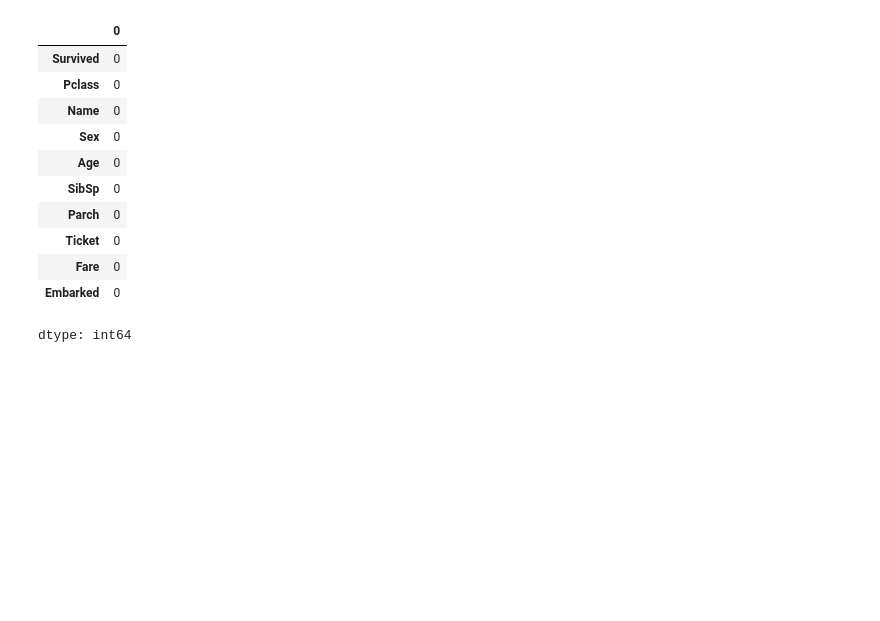
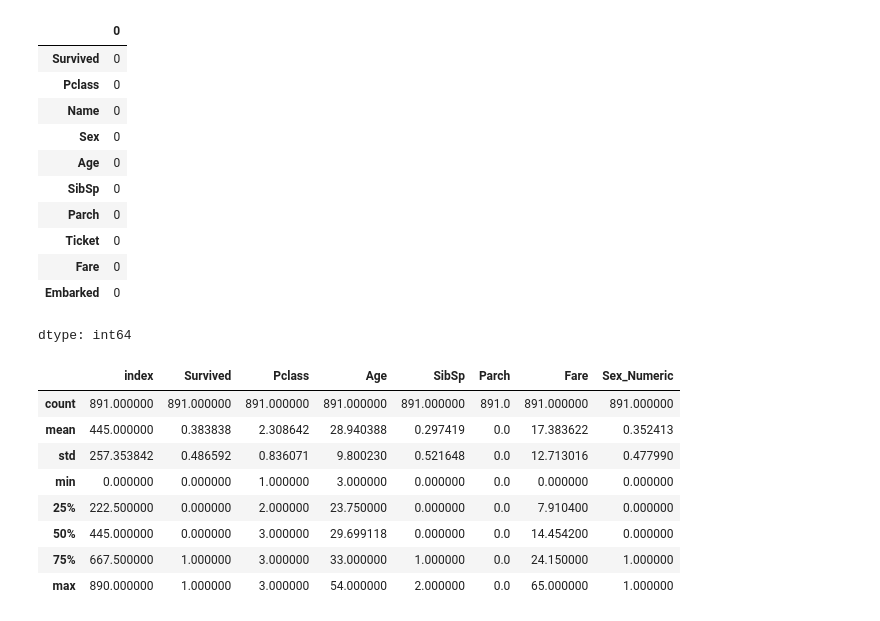
Before and after one commit to sngrajesh/DataAnalytics, a Jupyter notebook: Lab Assignments/TitanicDatasetEDA.ipynb, the cells around one changed output. Saved outputs shown, nothing was run; the diff lists cells and outputs as text; code cells hidden in the pictures; blank space fills up the shorter version.

```diff
--- a/Lab Assignments/TitanicDatasetEDA.ipynb
+++ b/Lab Assignments/TitanicDatasetEDA.ipynb
@@ -377,3 +361,33 @@ df_fork1.isnull().sum()
 | Fare | 0 |
 | Embarked | 0 |
 dtype: int64
+# %%
+# Function to detect and impute outliers using IQR method
+def detect_and_impute_outliers_iqr(df, column):
+  Q1 = df[column].quantile(0.25)
+  Q3 = df[column].quantile(0.75)
+  IQR = Q3 - Q1
+  lower_bound = Q1 - 1.5 * IQR
+  upper_bound = Q3 + 1.5 * IQR
+
+  # Replace outliers with median
+  df[column] = np.where(df[column] < lower_bound, df[column].median(), df[column])
+  df[column] = np.where(df[column] > upper_bound, df[column].median(), df[column])
+
+  return df
+
+# Iterate through numerical columns and perform outlier detection & imputation
+for column in df_fork.select_dtypes(include=np.number):
+  df_fork = detect_and_impute_outliers_iqr(df_fork, column)
+# %%
+df_fork.describe()
+# %% [output]
+|  | index | Survived | Pclass | Age | SibSp | Parch | Fare | Sex_Numeric |
+| count | 891.000000 | 891.000000 | 891.000000 | 891.000000 | 891.000000 | 891.0 | 891.000000 | 891.000000 |
+| mean | 445.000000 | 0.383838 | 2.308642 | 28.940388 | 0.297419 | 0.0 | 17.383622 | 0.352413 |
+| std | 257.353842 | 0.486592 | 0.836071 | 9.800230 | 0.521648 | 0.0 | 12.713016 | 0.477990 |
+| min | 0.000000 | 0.000000 | 1.000000 | 3.000000 | 0.000000 | 0.0 | 0.000000 | 0.000000 |
+| 25% | 222.500000 | 0.000000 | 2.000000 | 23.750000 | 0.000000 | 0.0 | 7.910400 | 0.000000 |
+| 50% | 445.000000 | 0.000000 | 3.000000 | 29.699118 | 0.000000 | 0.0 | 14.454200 | 0.000000 |
+| 75% | 667.500000 | 1.000000 | 3.000000 | 33.000000 | 1.000000 | 0.0 | 24.150000 | 1.000000 |
+| max | 890.000000 | 1.000000 | 3.000000 | 54.000000 | 2.000000 | 0.0 | 65.000000 | 1.000000 |
```
Also changed, not shown: parts of 5 cells of this notebook.
